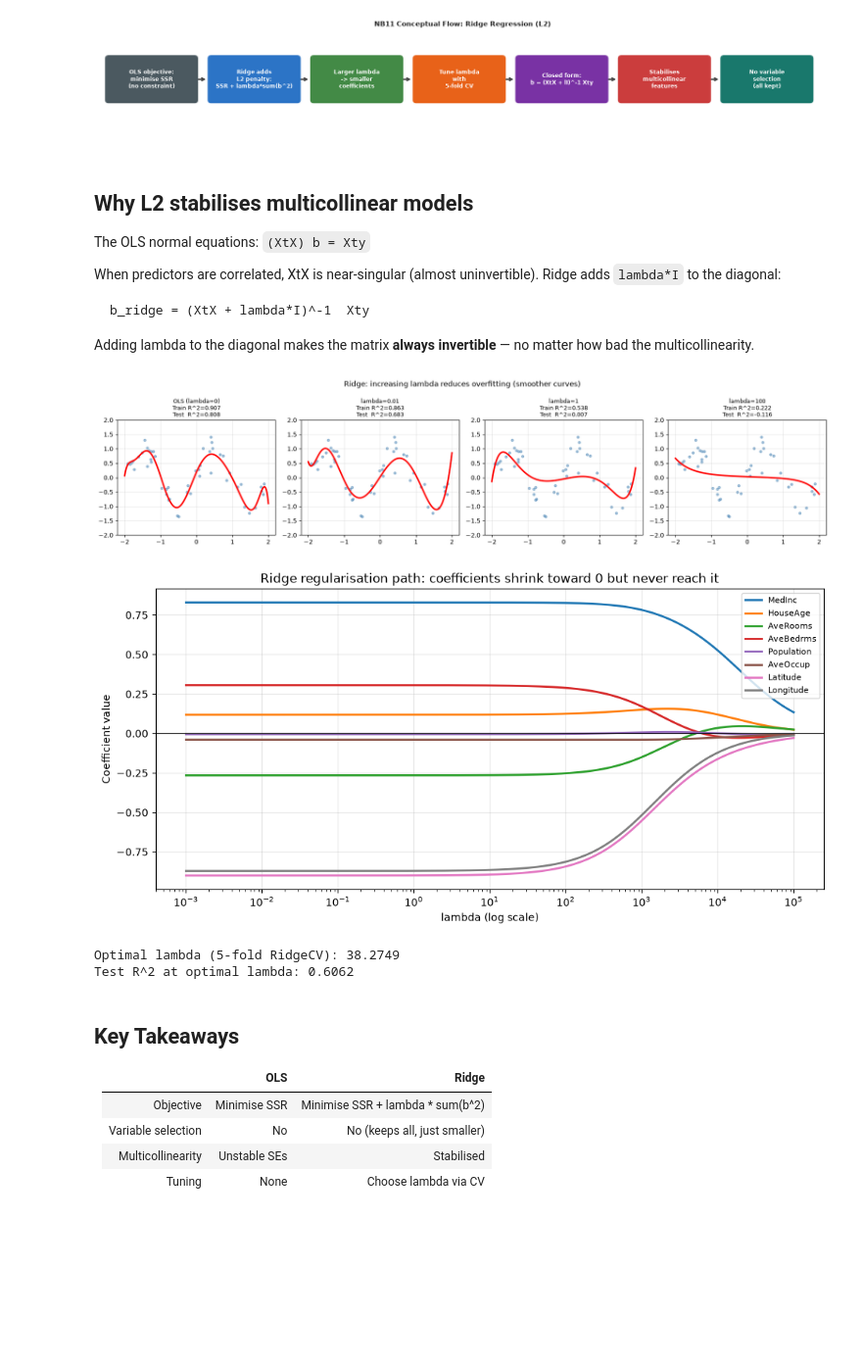
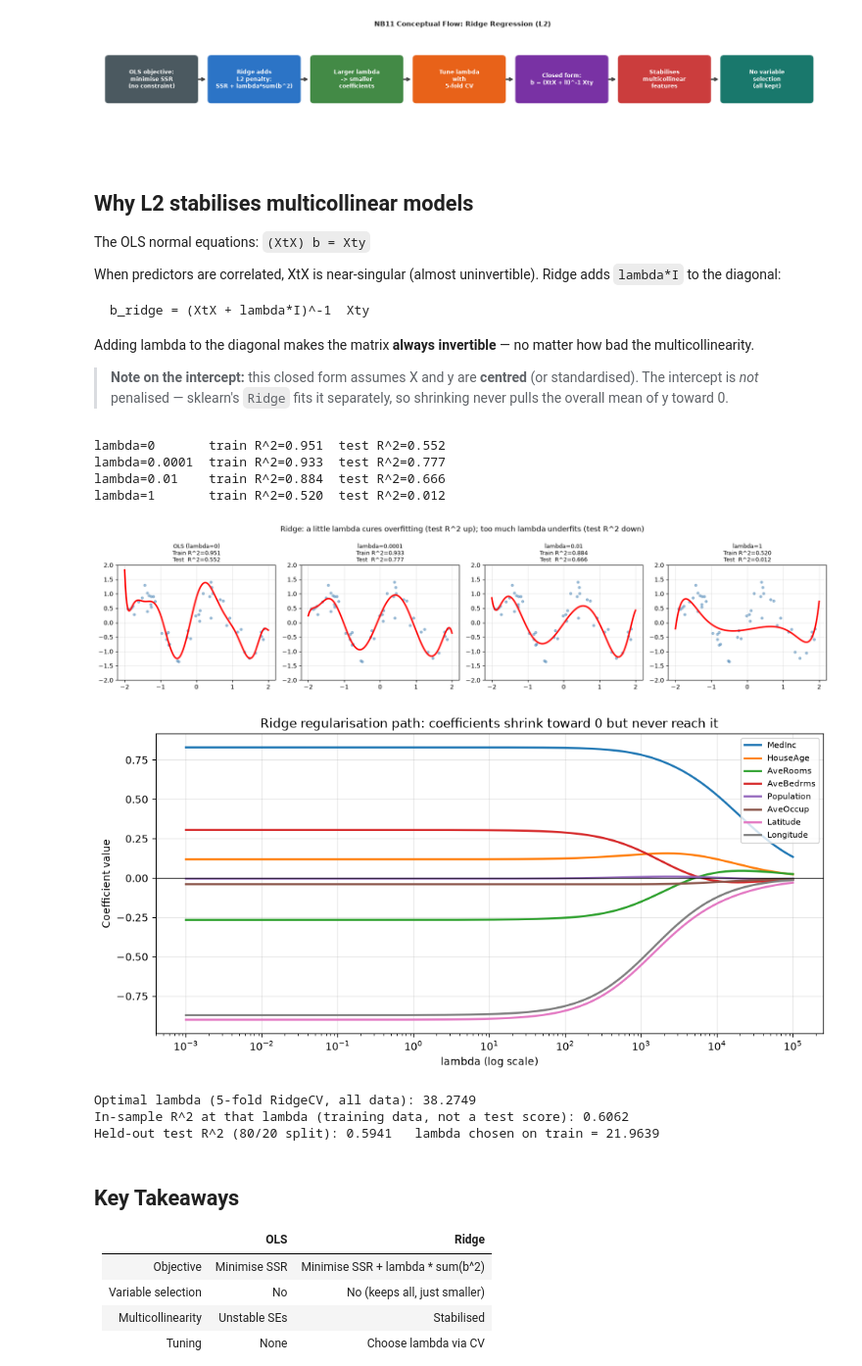
Before and after one commit to Ramu-DE/ML-LinerRegression, a Jupyter notebook: notebooks/NB11_Ridge_L2.ipynb, the cells around one changed output. Shown at 98% size. Drawn from its saved outputs; the diff is of its cells as text; code cells hidden in the pictures; blank space fills up the shorter version.

````diff
--- a/notebooks/NB11_Ridge_L2.ipynb
+++ b/notebooks/NB11_Ridge_L2.ipynb
@@ -71,44 +71,52 @@ b_ridge = (XtX + lambda*I)^-1  Xty
 ```
 
 Adding lambda to the diagonal makes the matrix **always invertible** — no matter how bad the multicollinearity.
+
+> **Note on the intercept:** this closed form assumes X and y are **centred** (or standardised). The intercept is *not* penalised — sklearn's `Ridge` fits it separately, so shrinking never pulls the overall mean of y toward 0.
 # %%
 import numpy as np
 import matplotlib.pyplot as plt
 from sklearn.linear_model import Ridge, RidgeCV, LinearRegression
 from sklearn.preprocessing import StandardScaler, PolynomialFeatures
 from sklearn.pipeline import Pipeline
 from sklearn.model_selection import train_test_split
 from sklearn.datasets import fetch_california_housing
 
 np.random.seed(42)
 n = 50
 X = np.sort(np.random.uniform(-2, 2, n)).reshape(-1,1)
 y = np.sin(X.ravel()*np.pi) + np.random.normal(0, 0.3, n)
-X_tr, X_te, y_tr, y_te = train_test_split(X, y, test_size=0.3, random_state=0)
+# Small training set (25 points) + degree-12 polynomial -> plain OLS overfits
+X_tr, X_te, y_tr, y_te = train_test_split(X, y, test_size=0.5, random_state=0)
 X_plot = np.linspace(-2,2,200).reshape(-1,1)
 
-lambdas = [0, 0.01, 1, 100]
+lambdas = [0, 0.0001, 0.01, 1]
 fig, axes = plt.subplots(1, 4, figsize=(17, 4))
 
 for ax, lam in zip(axes, lambdas):
     pipe = Pipeline([
-        ('poly',  PolynomialFeatures(degree=10, include_bias=False)),
+        ('poly',  PolynomialFeatures(degree=12, include_bias=False)),
         ('scale', StandardScaler()),
         ('model', Ridge(alpha=lam) if lam > 0 else LinearRegression()),
     ])
     pipe.fit(X_tr, y_tr)
     tr_r2 = pipe.score(X_tr, y_tr)
     te_r2 = pipe.score(X_te, y_te)
+    print(f"lambda={lam:<7} train R^2={tr_r2:.3f}  test R^2={te_r2:.3f}")
     ax.scatter(X, y, s=15, alpha=0.5, color='steelblue')
     ax.plot(X_plot, pipe.predict(X_plot), 'r-', linewidth=2.5)
     label = f'lambda={lam}' if lam > 0 else 'OLS (lambda=0)'
     ax.set_title(f'{label}\nTrain R^2={tr_r2:.3f}\nTest  R^2={te_r2:.3f}', fontsize=9)
     ax.set_ylim(-2, 2); ax.grid(alpha=0.3)
 
-plt.suptitle('Ridge: increasing lambda reduces overfitting (smoother curves)', fontsize=12)
+plt.suptitle('Ridge: a little lambda cures overfitting (test R^2 up); too much lambda underfits (test R^2 down)', fontsize=12)
 plt.tight_layout(); plt.show()
 # %% [output]
+lambda=0       train R^2=0.951  test R^2=0.552
+lambda=0.0001  train R^2=0.933  test R^2=0.777
+lambda=0.01    train R^2=0.884  test R^2=0.666
+lambda=1       train R^2=0.520  test R^2=0.012
-[figure, old version]
+[figure, new version]
 # %%
 # Regularisation path: trace how coefficients shrink as lambda increases
 import numpy as np
@@ -136,13 +144,20 @@ plt.tight_layout(); plt.show()
 
 # Find optimal lambda
 from sklearn.linear_model import RidgeCV
+from sklearn.model_selection import train_test_split
+from sklearn.pipeline import make_pipeline
 rc = RidgeCV(alphas=lambdas, cv=5).fit(X_std, y)
-print(f"Optimal lambda (5-fold RidgeCV): {rc.alpha_:.4f}")
-print(f"Test R^2 at optimal lambda: {rc.score(X_std, y):.4f}")
+print(f"Optimal lambda (5-fold RidgeCV, all data): {rc.alpha_:.4f}")
+print(f"In-sample R^2 at that lambda (training data, not a test score): {rc.score(X_std, y):.4f}")
+# Honest held-out estimate: scale + tune on the training split only, score on the test split
+Xh_tr, Xh_te, yh_tr, yh_te = train_test_split(housing.data, y, test_size=0.2, random_state=0)
+rc_pipe = make_pipeline(StandardScaler(), RidgeCV(alphas=lambdas, cv=5)).fit(Xh_tr, yh_tr)
+print(f"Held-out test R^2 (80/20 split): {rc_pipe.score(Xh_te, yh_te):.4f}   lambda chosen on train = {rc_pipe[-1].alpha_:.4f}")
 # %% [output]
 [figure]
-Optimal lambda (5-fold RidgeCV): 38.2749
-Test R^2 at optimal lambda: 0.6062
+Optimal lambda (5-fold RidgeCV, all data): 38.2749
+In-sample R^2 at that lambda (training data, not a test score): 0.6062
+Held-out test R^2 (80/20 split): 0.5941   lambda chosen on train = 21.9639
 # %% [markdown]
 ## Key Takeaways
 
````
Also changed, not shown: 18 other files.
